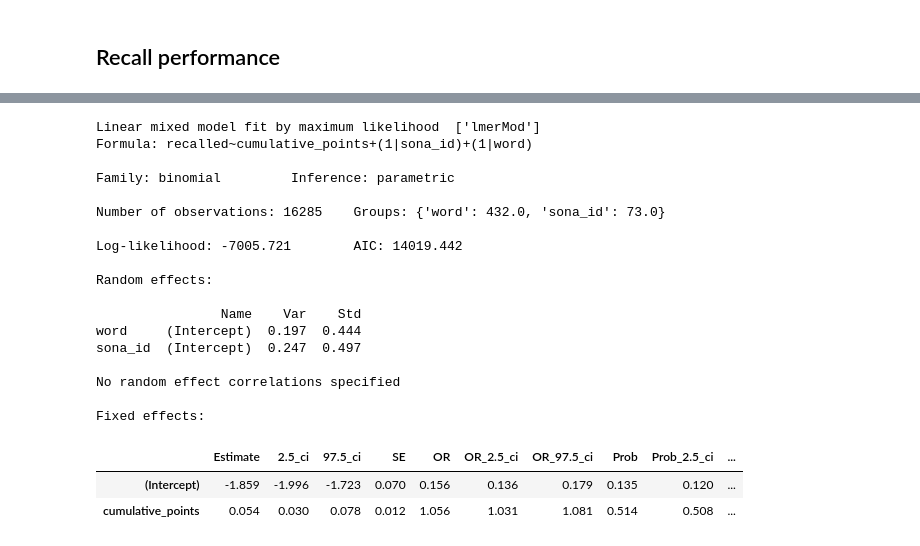
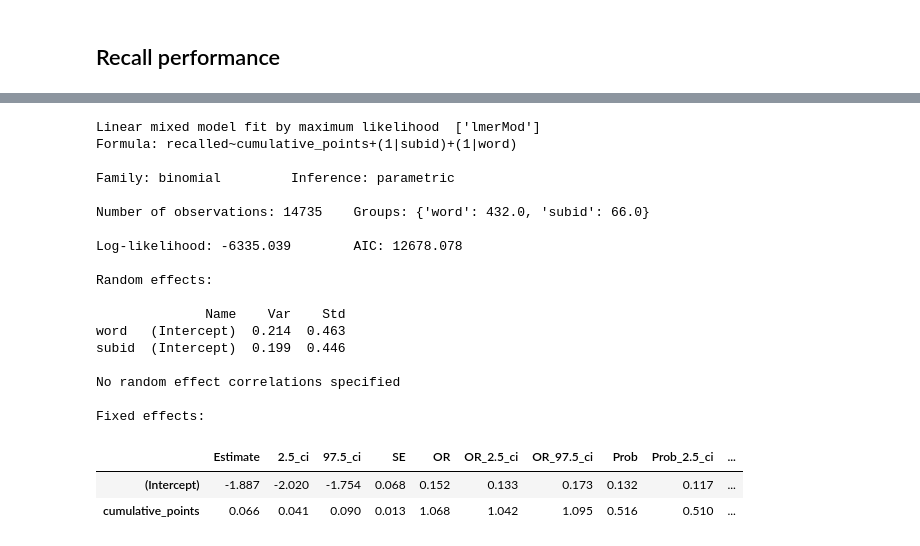
Before and after one commit to complexmemlab/recall-shaped-by-inference, a Jupyter notebook: scripts/notebooks/03-supplement.ipynb, the cells around one changed output, grey strips where cells are left out. Drawn from its saved outputs; the diff is of its cells as text; code cells hidden in the pictures.

```diff
--- a/scripts/notebooks/03-supplement.ipynb
+++ b/scripts/notebooks/03-supplement.ipynb
@@ -56,9 +53,9 @@ with open('../../data/processed/strat_subs.txt', 'w') as f:
 # %%
 
-strat_df['rt_centered'] = strat_df['rt'] - strat_df.groupby(['sona_id'])['rt'].transform('mean')
-strat_df['rt_z_score'] = strat_df['rt_centered'] / strat_df.groupby(['sona_id'])['rt'].transform('std')
-strat_df['rt_shift'] = strat_df.groupby(['sona_id','run'])['rt'].shift(-1)
+strat_df['rt_centered'] = strat_df['rt'] - strat_df.groupby(['subid'])['rt'].transform('mean')
+strat_df['rt_z_score'] = strat_df['rt_centered'] / strat_df.groupby(['subid'])['rt'].transform('std')
+strat_df['rt_shift'] = strat_df.groupby(['subid','run'])['rt'].shift(-1)
 # %%
-strat_df = strat_df.merge(rl_df[['sona_id','eta',]],on='sona_id')
+strat_df = strat_df.merge(rl_df[['subid','eta',]],on='subid')
 strat_df.head()
 # %% [output]
@@ -72,6 +69,6 @@ strat_df.head()
 # %%
 
-fr_df = fr_df.merge(strat_df[["sona_id","word","rpe","trial_within_block","correct_rule","rt_z_score","rt_shift",'disc','item_rule','within_across','eta']], on=['sona_id','word'], how="left")
+fr_df = fr_df.merge(strat_df[["subid","word","rpe","trial_within_block","correct_rule","rt_z_score","rt_shift",'disc','item_rule','within_across','eta']], on=['subid','word'], how="left")
 
 boundary_labels = {0:'Boundary',1:'Post-Boundary',-1:'Pre-Boundary'}
 fr_df['boundary_label'] = fr_df['rel_subj_boundary'].apply(lambda x: boundary_labels[x] if x in boundary_labels else 'Non-Boundary')
@@ -81,23 +78,25 @@ fr_df['boundary_label'] = fr_df['rel_subj_boundary'].apply(lambda x: boundary_la
 # does current rpe on trial_t predict rt_z_score on next trial?
 subset_df = strat_df.copy()
 subset_df = subset_df[subset_df['rt'] != -1].reset_index(drop=True)
-subset_df['rt_z_score_shift'] = subset_df.groupby(['sona_id','run'])['rt_z_score'].shift(-1)
-subset_df['rt_shift'] = subset_df.groupby(['sona_id','run'])['rt'].shift(-1)
+subset_df['rt_z_score_shift'] = subset_df.groupby(['subid','run'])['rt_z_score'].shift(-1)
+subset_df['rt_shift'] = subset_df.groupby(['subid','run'])['rt'].shift(-1)
 subset_df = subset_df.dropna(subset=['rt_z_score_shift'])
 # subset_df['boundary_label'] = subset_df['rel_subj_boundary'].apply(lambda x: boundary_labels[x] if x in boundary_labels else 'Non-Boundary')
 subset_df['ispost'] = subset_df['trial_within_block'].apply(lambda x: 1 if x == 1 else 0)
 
 
-def cumulative_count(s):
-    count = 0
-    counts = []
-    for val in s:
-        if val == 0:
-            count = 0
-        else:
-            count += 1
-        counts.append(count)
-    return pd.Series(counts, index=s.index)
+def vectorized_cumulative_count(group):
+    # Create a mask for reset points (where points == 0)
+    resets = group == 0
 
+    # Create groups based on cumulative sum of reset points
+    # Each time we encounter a 0, we start a new group
+    groups = resets.cumsum()
+
+    # For each group, create a sequence of numbers, but set to 0 where the original value is 0
+    counts = group.groupby(groups).cumcount()
+    counts = counts.where(group != 0, 0)
+
+    return counts
 # Assume df is your DataFrame and 'subject' and 'points' are the column names
-subset_df['cumulative_points'] = subset_df.groupby(['sona_id','run'])['points'].apply(cumulative_count)
+subset_df['cumulative_points'] = subset_df.groupby(['subid','run'])['points'].transform(vectorized_cumulative_count)
@@ -157,30 +146,30 @@ pg.ttest(gb_df[gb_df['points']==0]['recalled'],gb_df[gb_df['points']==1]['recall
 # %%
 # merge in cumulative points from subset_df to fr_df
-fr_df = fr_df.merge(subset_df[['sona_id','word','cumulative_points','rt']],on=['sona_id','word'])
-model = Lmer('recalled ~ cumulative_points + (1|sona_id) + (1|word)',data = fr_df[fr_df['cumulative_points'].isin(range(8))],family="binomial")
+fr_df = fr_df.merge(subset_df[['subid','word','cumulative_points','rt']],on=['subid','word'])
+model = Lmer('recalled ~ cumulative_points + (1|subid) + (1|word)',data = fr_df[fr_df['cumulative_points'].isin(range(8))],family="binomial")
 model.fit()
 # %% [output]
 Linear mixed model fit by maximum likelihood  ['lmerMod']
-Formula: recalled~cumulative_points+(1|sona_id)+(1|word)
+Formula: recalled~cumulative_points+(1|subid)+(1|word)
 
 Family: binomial         Inference: parametric
 
-Number of observations: 16285    Groups: {'word': 432.0, 'sona_id': 73.0}
+Number of observations: 14735    Groups: {'word': 432.0, 'subid': 66.0}
 
-Log-likelihood: -7005.721        AIC: 14019.442
+Log-likelihood: -6335.039        AIC: 12678.078
 
 Random effects:
 
-                Name    Var    Std
-word     (Intercept)  0.197  0.444
-sona_id  (Intercept)  0.247  0.497
+              Name    Var    Std
+word   (Intercept)  0.214  0.463
+subid  (Intercept)  0.199  0.446
 
 No random effect correlations specified
 
 Fixed effects:
 |  | Estimate | 2.5_ci | 97.5_ci | SE | OR | OR_2.5_ci | OR_97.5_ci | Prob | Prob_2.5_ci | ... |
-| (Intercept) | -1.859 | -1.996 | -1.723 | 0.070 | 0.156 | 0.136 | 0.179 | 0.135 | 0.120 | ... |
-| cumulative_points | 0.054 | 0.030 | 0.078 | 0.012 | 1.056 | 1.031 | 1.081 | 0.514 | 0.508 | ... |
+| (Intercept) | -1.887 | -2.020 | -1.754 | 0.068 | 0.152 | 0.133 | 0.173 | 0.132 | 0.117 | ... |
+| cumulative_points | 0.066 | 0.041 | 0.090 | 0.013 | 1.068 | 1.042 | 1.095 | 0.516 | 0.510 | ... |
 # %%
 # effects on memory success
 
```
Also changed, not shown: parts of 10 cells of this notebook, 52 other files.
